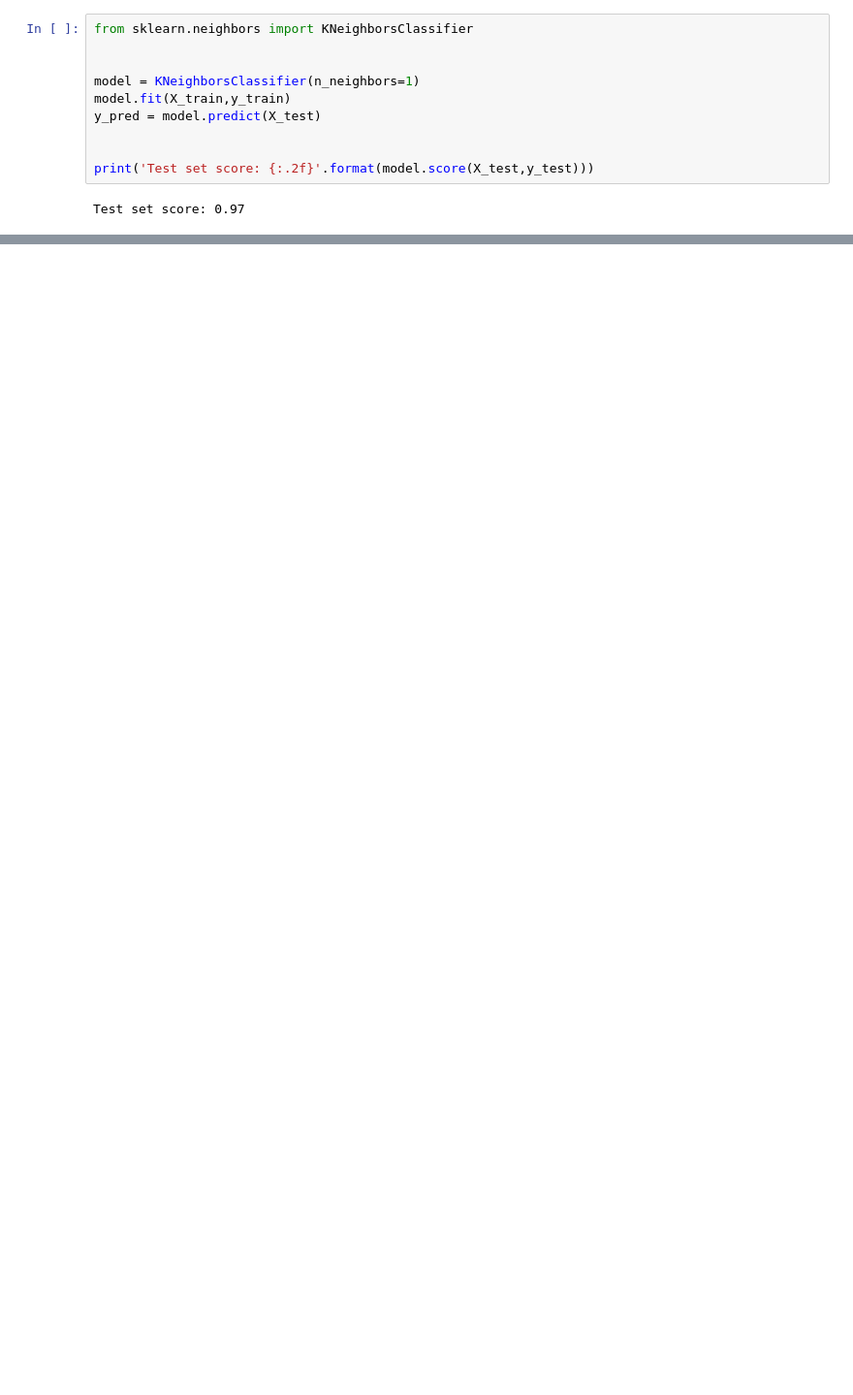
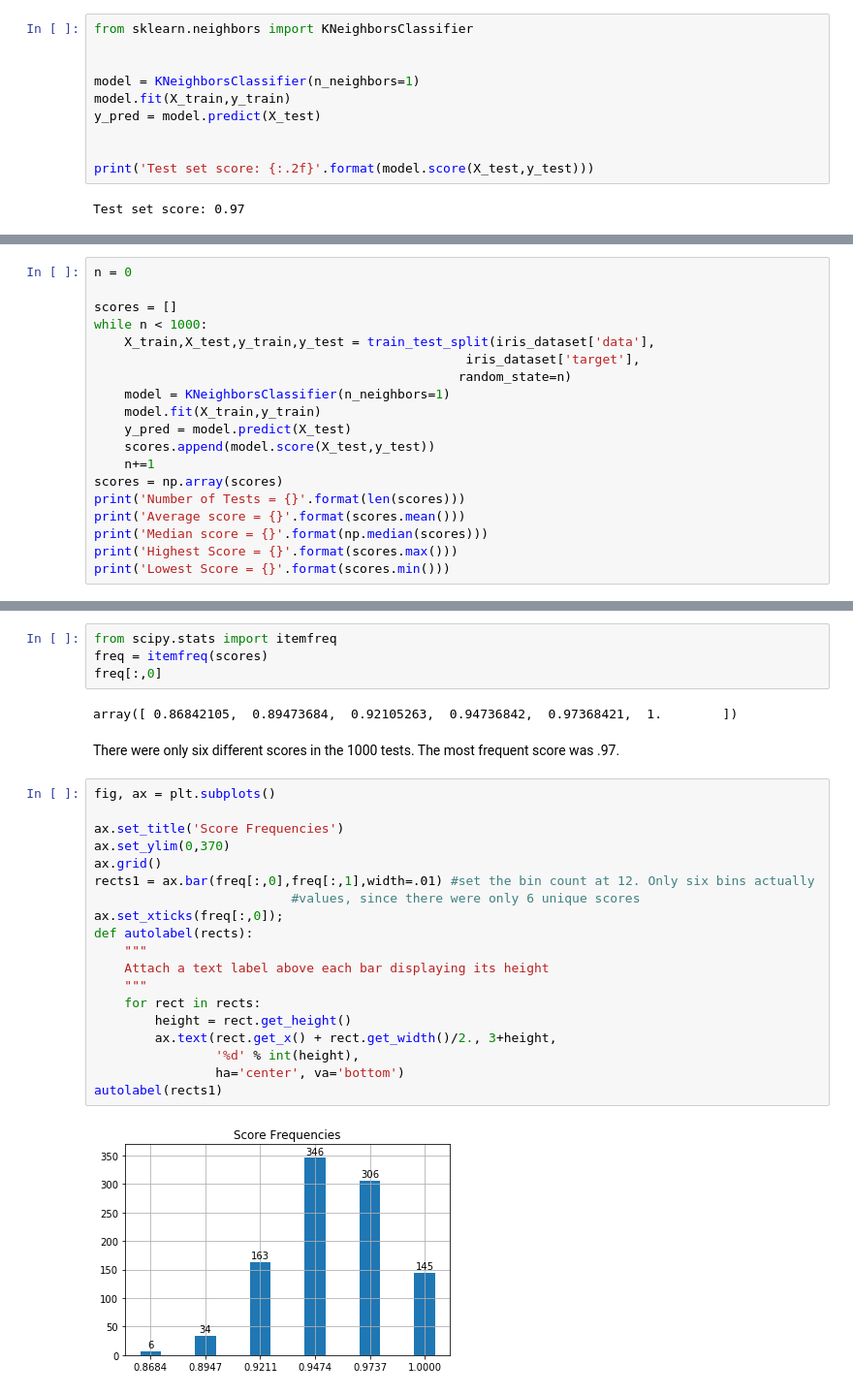
Before and after one commit to DRosenman/short-machine-learning-projects, a Jupyter notebook: classification/iris-classification.ipynb, the cells around one changed output, grey strips where cells are left out. Shown: that part at 97% size. Drawn from its saved outputs; the diff is of its cells as text; blank space fills up the shorter version.

```diff
--- a/classification/iris-classification.ipynb
+++ b/classification/iris-classification.ipynb
@@ -72,0 +104,19 @@ Test set score: 0.97
+# %%
+n = 0
+
+scores = []
+while n < 1000:
+    X_train,X_test,y_train,y_test = train_test_split(iris_dataset['data'],
+                                                 iris_dataset['target'],
+                                                random_state=n)
+    model = KNeighborsClassifier(n_neighbors=1)
+    model.fit(X_train,y_train)
+    y_pred = model.predict(X_test)
+    scores.append(model.score(X_test,y_test))
+    n+=1
+scores = np.array(scores)
+print('Number of Tests = {}'.format(len(scores)))
+print('Average score = {}'.format(scores.mean()))
+print('Median score = {}'.format(np.median(scores)))
+print('Highest Score = {}'.format(scores.max()))
+print('Lowest Score = {}'.format(scores.min()))
@@ -72,0 +129,29 @@ Test set score: 0.97
+# %%
+from scipy.stats import itemfreq
+freq = itemfreq(scores)
+freq[:,0]
+# %% [output]
+array([ 0.86842105,  0.89473684,  0.92105263,  0.94736842,  0.97368421,  1.        ])
+# %% [markdown]
+There were only six different scores in the 1000 tests. The most frequent score was .97.
+# %%
+fig, ax = plt.subplots()
+
+ax.set_title('Score Frequencies')
+ax.set_ylim(0,370)
+ax.grid()
+rects1 = ax.bar(freq[:,0],freq[:,1],width=.01) #set the bin count at 12. Only six bins actually
+                          #values, since there were only 6 unique scores
+ax.set_xticks(freq[:,0]);
+def autolabel(rects):
+    """
+    Attach a text label above each bar displaying its height
+    """
+    for rect in rects:
+        height = rect.get_height()
+        ax.text(rect.get_x() + rect.get_width()/2., 3+height,
+                '%d' % int(height),
+                ha='center', va='bottom')
+autolabel(rects1)
+# %% [output]
+[figure, added]
```
Also changed, not shown: parts of 7 cells of this notebook.
